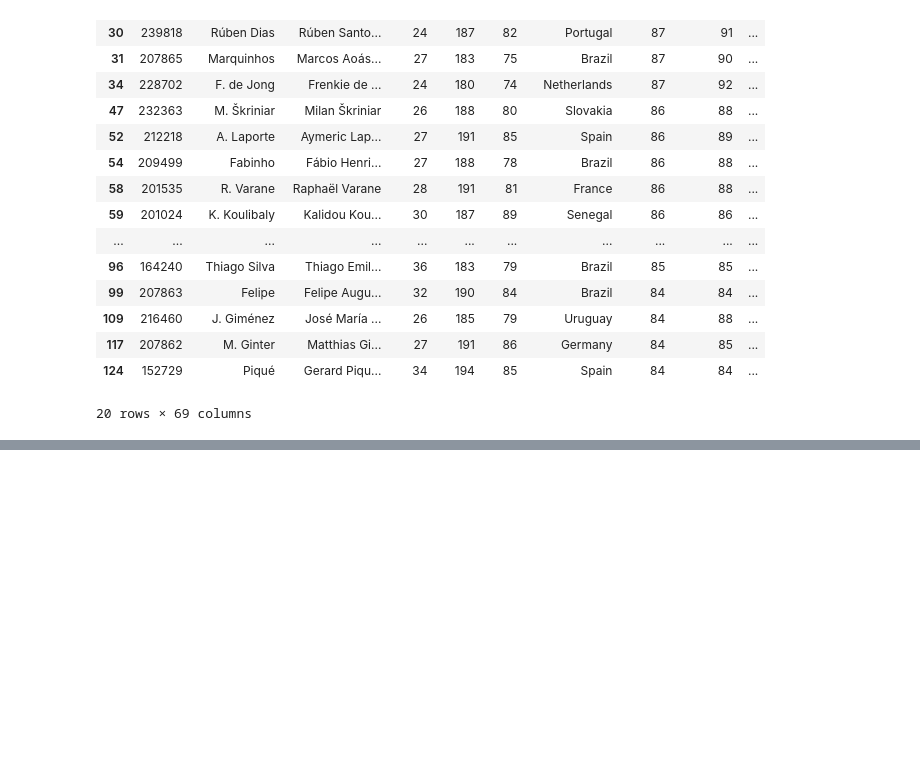
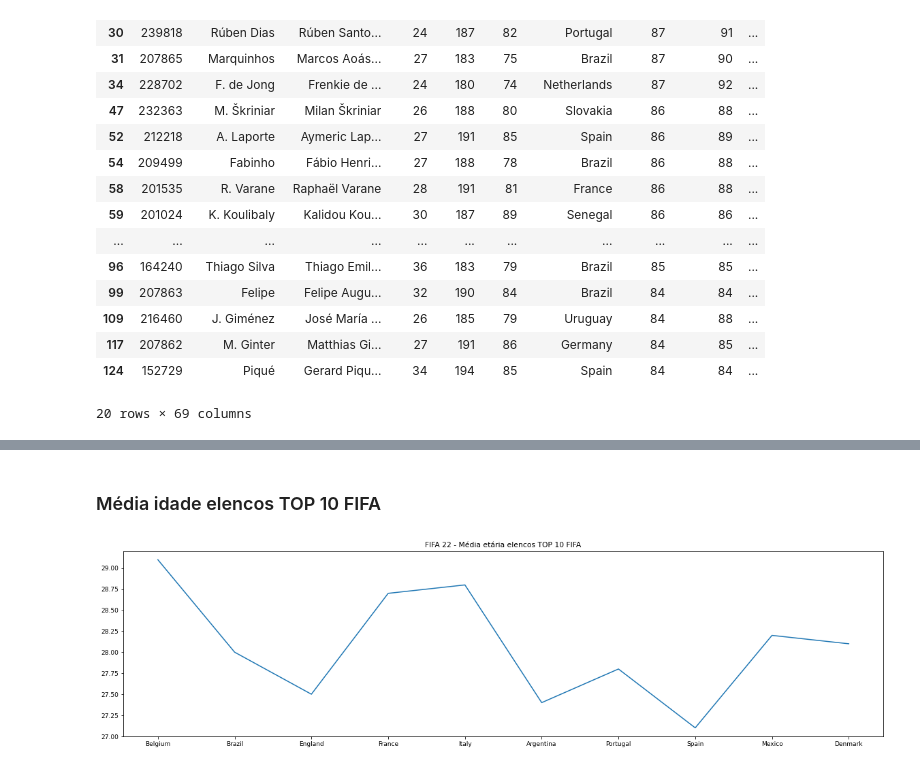
Before and after one commit to leovasc5/exploratory-analysis-of-FIFA-22-data, a Jupyter notebook: curiosidades.ipynb, the cells around one changed output, grey strips where cells are left out. Cells and saved outputs as stored; diff of their text form; code cells hidden in the pictures; blank space fills up the shorter version.

```diff
--- a/curiosidades.ipynb
+++ b/curiosidades.ipynb
@@ -908,0 +909,29 @@ Manchester United: 25.8 anos
+# %% [markdown]
+### Média idade elencos TOP 10 FIFA
+# %%
+brasil = [212831, 210257, 194404, 199304, 247204, 191043, 251573, 164240, 207865, 240130, 235688, 200145, 209499, 209297, 229927, 233927, 135507, 190871, 255475, 233419, 238794, 230666, 240243]
+valores = []
+quantidade = []
+media = []
+valor_br = quantidade_br = 0
+
+n = 0
+
+for i in selecoes:
+    if n != 1:
+        valores.append(df.loc[(df.nacionalidade == i) & (df.selecao != 'Fora')].idade.sum())
+        quantidade.append(df.loc[(df.nacionalidade == i) & (df.selecao != 'Fora')].nome.count())
+    else:
+        for j in brasil:
+            valor_br += df.loc[df['ID'] == j].idade.item()
+            quantidade_br += df.loc[df['ID'] == j].nome.count()
+            valores.append(valor_br)
+            quantidade.append(quantidade_br)
+    media.append(np.round(valores[n]/quantidade[n],1))
+    n+=1
+
+plt.title('FIFA 22 - Média etária elencos TOP 10 FIFA')
+plt.plot(selecoes, media)
+plt.show()
+# %% [output]
+[figure, added]
```
Also changed, not shown: parts of 52 cells of this notebook.
